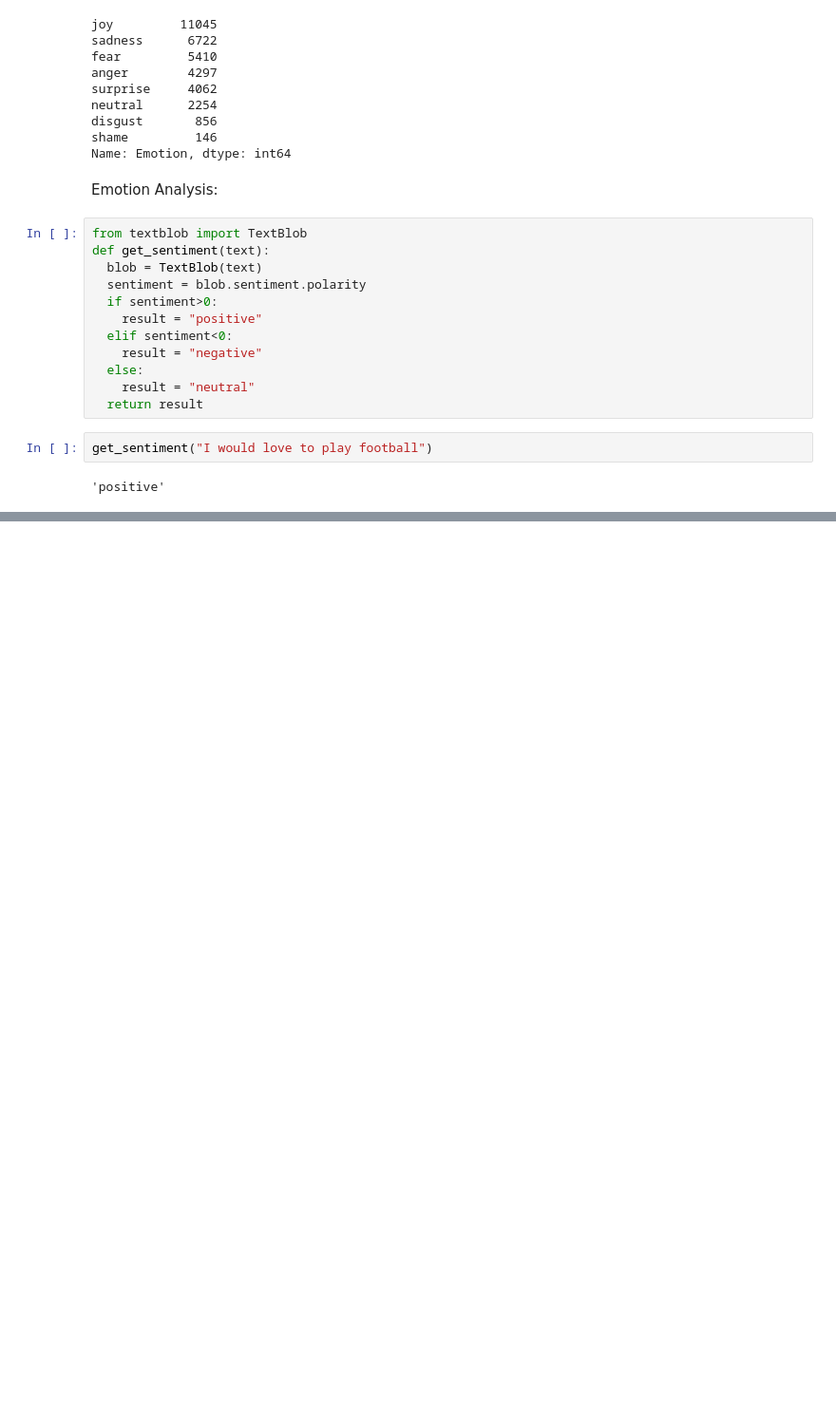
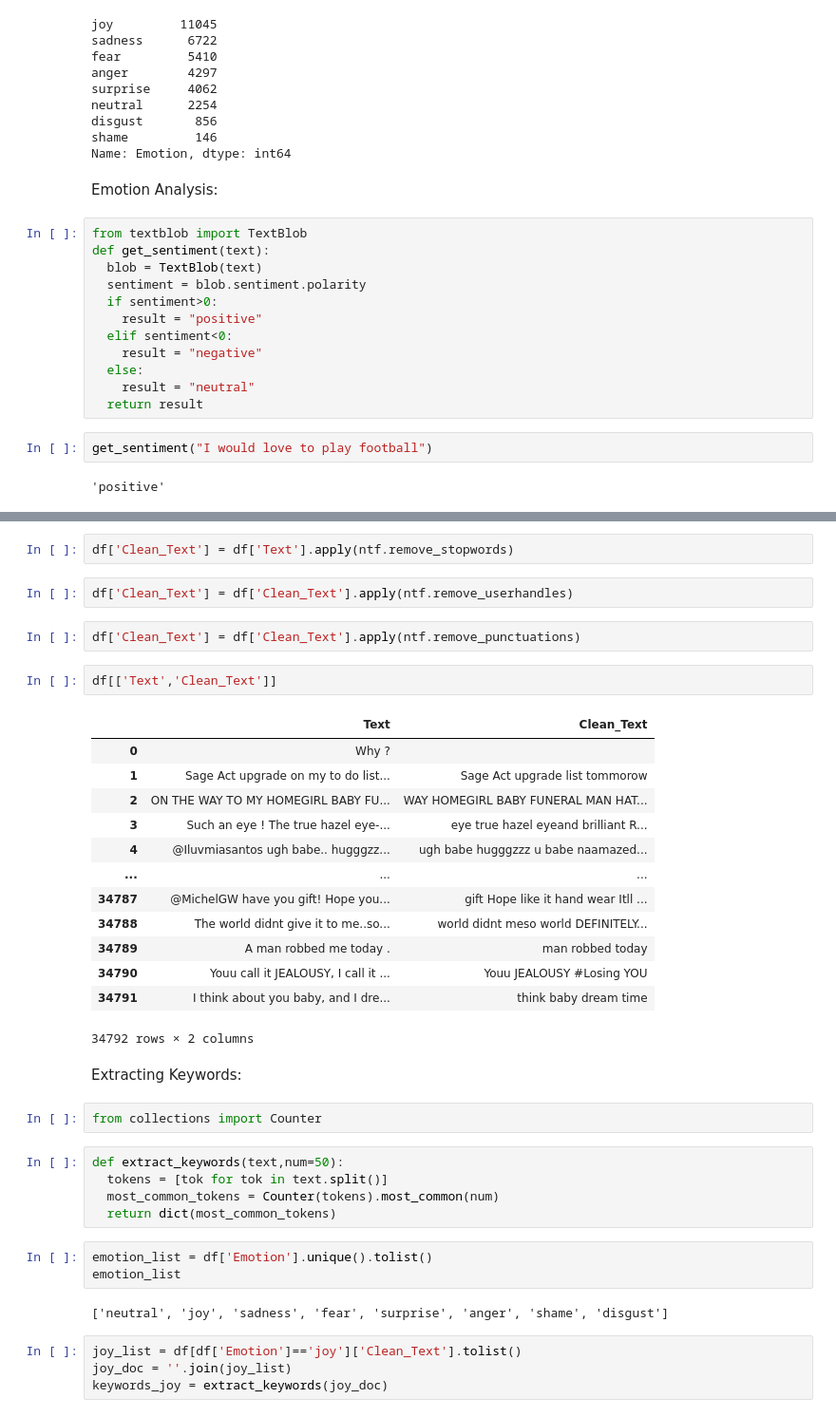
Before and after one commit to divyamgautam/keyntrospect, a Jupyter notebook: EmotionSensingAI.ipynb, the cells around one changed output, grey strips where cells are left out. Shown at 95% size. Saved outputs shown, nothing was run; the diff lists cells and outputs as text; blank space fills up the shorter version.

```diff
--- a/EmotionSensingAI.ipynb
+++ b/EmotionSensingAI.ipynb
@@ -63,0 +65,40 @@ dtype: int64
+# %%
+df['Clean_Text'] = df['Text'].apply(ntf.remove_stopwords)
+# %%
+df['Clean_Text'] = df['Clean_Text'].apply(ntf.remove_userhandles)
+# %%
+df['Clean_Text'] = df['Clean_Text'].apply(ntf.remove_punctuations)
+# %%
+df[['Text','Clean_Text']]
+# %% [output]
+|  | Text | Clean_Text |
+| 0 | Why ? |  |
+| 1 | Sage Act upgrade on my to do list... | Sage Act upgrade list tommorow |
+| 2 | ON THE WAY TO MY HOMEGIRL BABY FU... | WAY HOMEGIRL BABY FUNERAL MAN HAT... |
+| 3 | Such an eye ! The true hazel eye-... | eye true hazel eyeand brilliant R... |
+| 4 | @Iluvmiasantos ugh babe.. hugggzz... | ugh babe hugggzzz u babe naamazed... |
+| ... | ... | ... |
+| 34787 | @MichelGW have you gift! Hope you... | gift Hope like it hand wear Itll ... |
+| 34788 | The world didnt give it to me..so... | world didnt meso world DEFINITELY... |
+| 34789 | A man robbed me today . | man robbed today |
+| 34790 | Youu call it JEALOUSY, I call it ... | Youu JEALOUSY #Losing YOU |
+| 34791 | I think about you baby, and I dre... | think baby dream time |
+34792 rows × 2 columns
+# %% [markdown]
+Extracting Keywords:
+# %%
+from collections import Counter
+# %%
+def extract_keywords(text,num=50):
+  tokens = [tok for tok in text.split()]
+  most_common_tokens = Counter(tokens).most_common(num)
+  return dict(most_common_tokens)
+# %%
+emotion_list = df['Emotion'].unique().tolist()
+emotion_list
+# %% [output]
+['neutral', 'joy', 'sadness', 'fear', 'surprise', 'anger', 'shame', 'disgust']
+# %%
+joy_list = df[df['Emotion']=='joy']['Clean_Text'].tolist()
+joy_doc = ''.join(joy_list)
+keywords_joy = extract_keywords(joy_doc)
```
Also changed, not shown: parts of 24 cells of this notebook.
